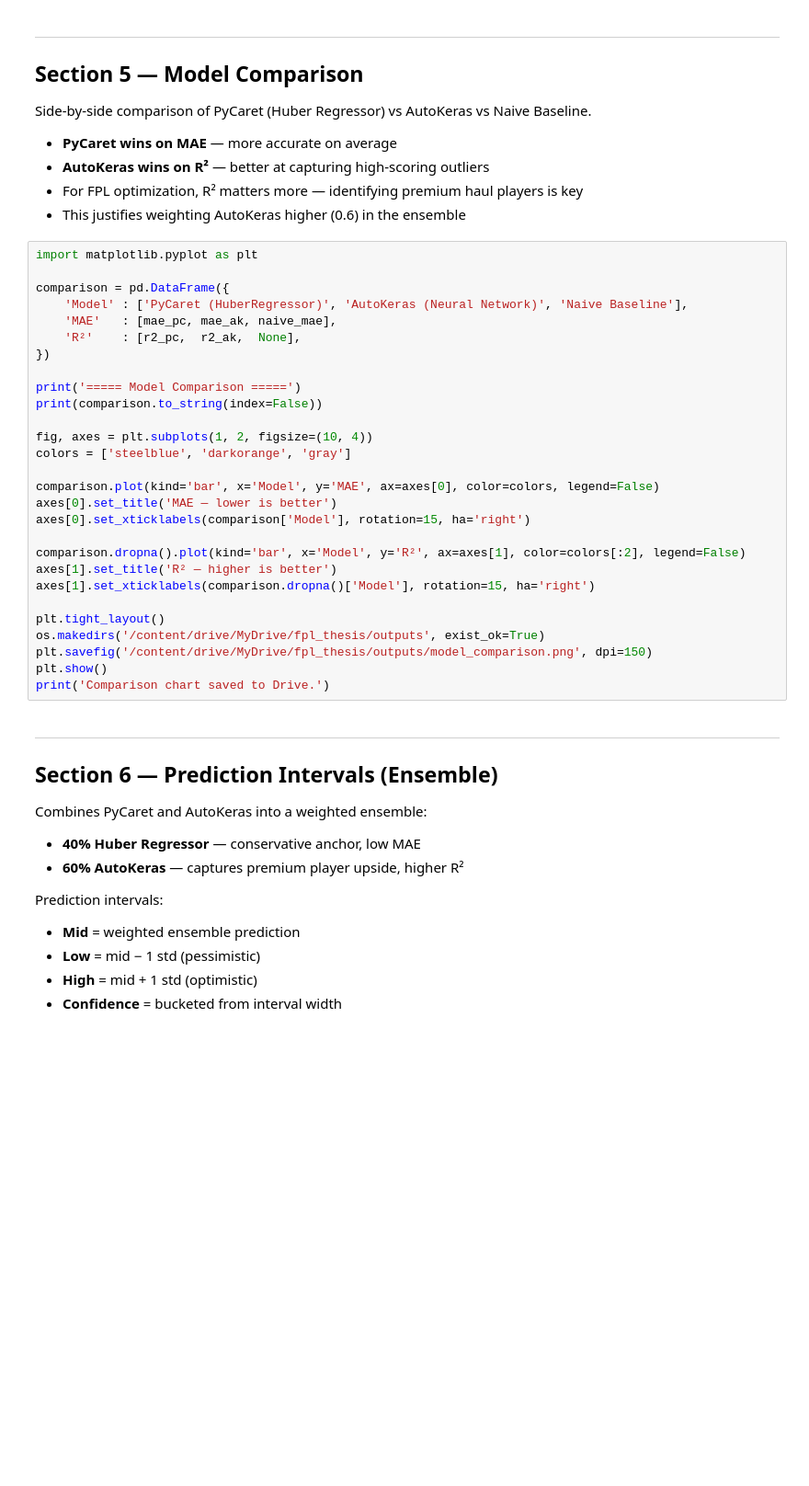
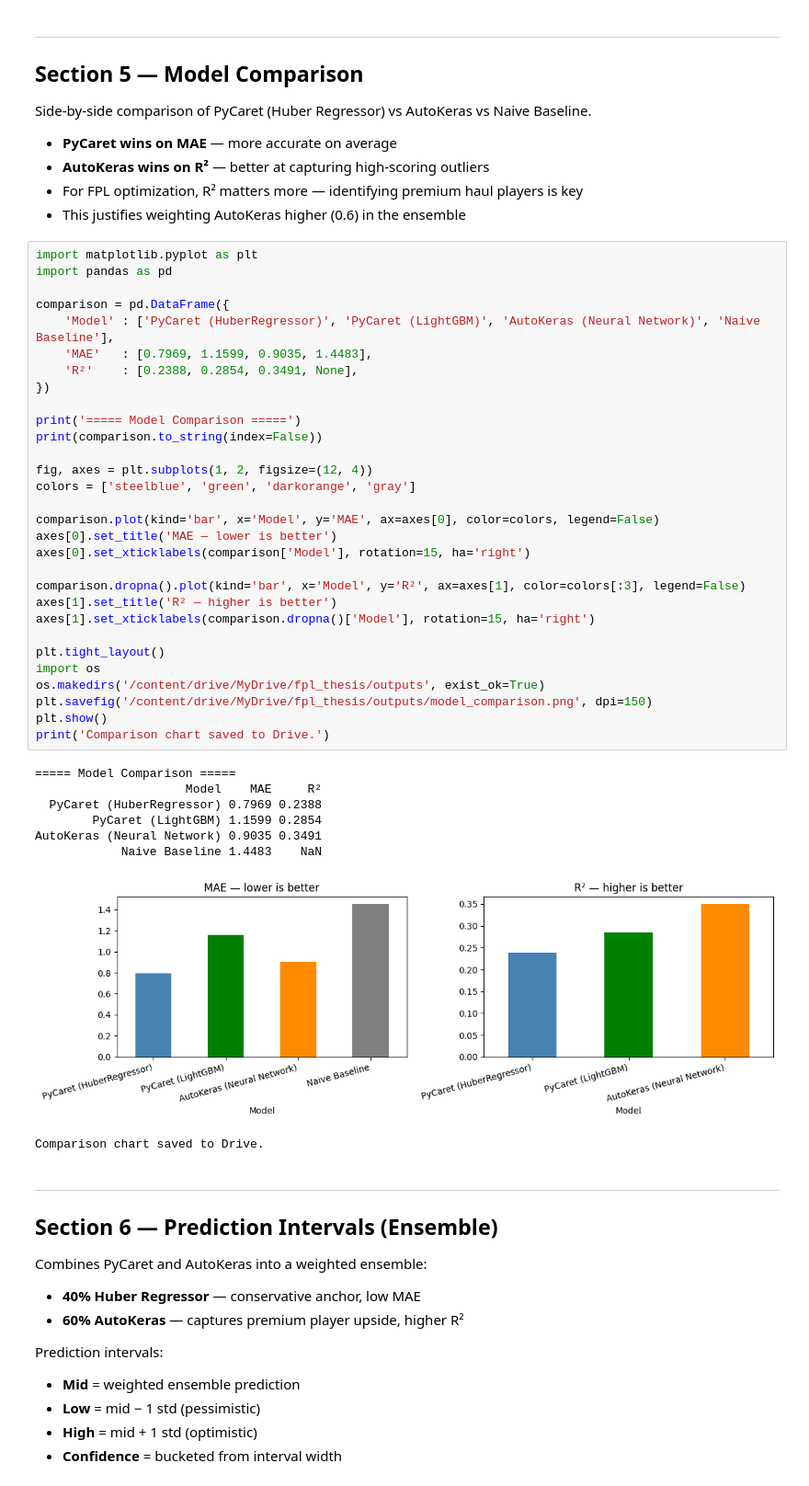
Before and after one commit to Azizbhs/Fantasy-Premier-League-Decision-Support-System, a Jupyter notebook: notebooks/FPL_Model_Training_Pipeline_clean.ipynb, the cells around one changed output. Shown at 92% size. Drawn from its saved outputs; the diff is of its cells as text; blank space fills up the shorter version.

```diff
--- a/notebooks/FPL_Model_Training_Pipeline_clean.ipynb
+++ b/notebooks/FPL_Model_Training_Pipeline_clean.ipynb
@@ -263,32 +436,43 @@ Side-by-side comparison of PyCaret (Huber Regressor) vs AutoKeras vs Naive Basel
 - This justifies weighting AutoKeras higher (0.6) in the ensemble
 # %%
 import matplotlib.pyplot as plt
+import pandas as pd
 
 comparison = pd.DataFrame({
-    'Model' : ['PyCaret (HuberRegressor)', 'AutoKeras (Neural Network)', 'Naive Baseline'],
-    'MAE'   : [mae_pc, mae_ak, naive_mae],
-    'R²'    : [r2_pc,  r2_ak,  None],
+    'Model' : ['PyCaret (HuberRegressor)', 'PyCaret (LightGBM)', 'AutoKeras (Neural Network)', 'Naive Baseline'],
+    'MAE'   : [0.7969, 1.1599, 0.9035, 1.4483],
+    'R²'    : [0.2388, 0.2854, 0.3491, None],
 })
 
 print('===== Model Comparison =====')
 print(comparison.to_string(index=False))
 
-fig, axes = plt.subplots(1, 2, figsize=(10, 4))
-colors = ['steelblue', 'darkorange', 'gray']
+fig, axes = plt.subplots(1, 2, figsize=(12, 4))
+colors = ['steelblue', 'green', 'darkorange', 'gray']
 
 comparison.plot(kind='bar', x='Model', y='MAE', ax=axes[0], color=colors, legend=False)
 axes[0].set_title('MAE — lower is better')
 axes[0].set_xticklabels(comparison['Model'], rotation=15, ha='right')
 
-comparison.dropna().plot(kind='bar', x='Model', y='R²', ax=axes[1], color=colors[:2], legend=False)
+comparison.dropna().plot(kind='bar', x='Model', y='R²', ax=axes[1], color=colors[:3], legend=False)
 axes[1].set_title('R² — higher is better')
 axes[1].set_xticklabels(comparison.dropna()['Model'], rotation=15, ha='right')
 
 plt.tight_layout()
+import os
 os.makedirs('/content/drive/MyDrive/fpl_thesis/outputs', exist_ok=True)
 plt.savefig('/content/drive/MyDrive/fpl_thesis/outputs/model_comparison.png', dpi=150)
 plt.show()
 print('Comparison chart saved to Drive.')
+# %% [output]
+===== Model Comparison =====
+                     Model    MAE     R²
+  PyCaret (HuberRegressor) 0.7969 0.2388
+        PyCaret (LightGBM) 1.1599 0.2854
+AutoKeras (Neural Network) 0.9035 0.3491
+            Naive Baseline 1.4483    NaN
+[figure, added]
+Comparison chart saved to Drive.
 # %% [markdown]
 ---
 ## Section 6 — Prediction Intervals (Ensemble)
```
Also changed, not shown: parts of 30 cells of this notebook, 8 other files.
